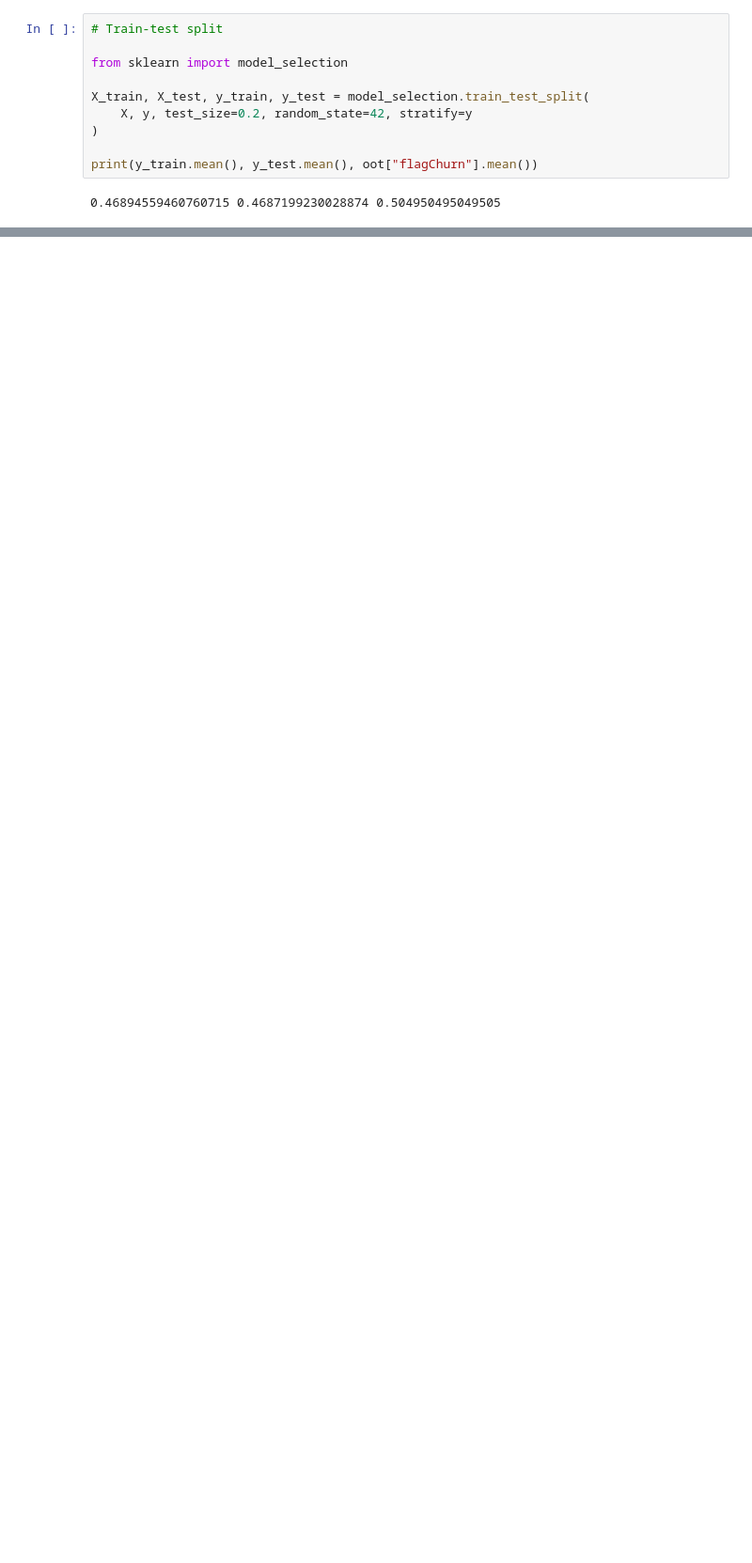
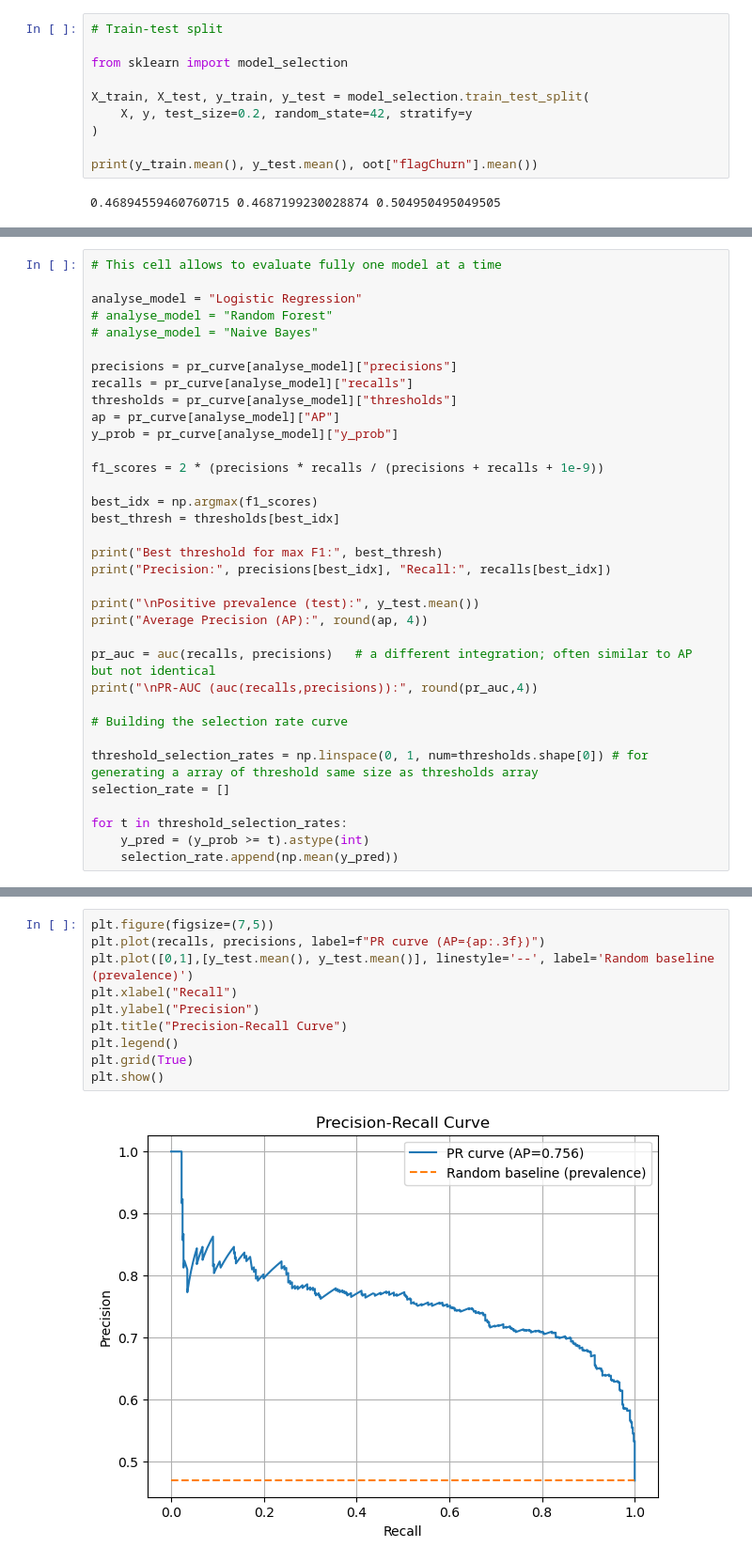
Before and after one commit to italomateuslr/Studying-Data-Science, a Jupyter notebook: pipeline_churn.ipynb, the cells around one changed output, grey strips where cells are left out. Shown at 94% size. Drawn from its saved outputs; the diff is of its cells as text; blank space fills up the shorter version.

Commit message:
build: making the evaluations of models better

```diff
--- a/pipeline_churn.ipynb
+++ b/pipeline_churn.ipynb
@@ -119,0 +133,35 @@ ROC-AUC: 0.7987456477100259
+# %%
+# This cell allows to evaluate fully one model at a time
+
+analyse_model = "Logistic Regression"
+# analyse_model = "Random Forest"
+# analyse_model = "Naive Bayes"
+
+precisions = pr_curve[analyse_model]["precisions"]
+recalls = pr_curve[analyse_model]["recalls"]
+thresholds = pr_curve[analyse_model]["thresholds"]
+ap = pr_curve[analyse_model]["AP"]
+y_prob = pr_curve[analyse_model]["y_prob"]
+
+f1_scores = 2 * (precisions * recalls / (precisions + recalls + 1e-9))
+
+best_idx = np.argmax(f1_scores)
+best_thresh = thresholds[best_idx]
+
+print("Best threshold for max F1:", best_thresh)
+print("Precision:", precisions[best_idx], "Recall:", recalls[best_idx])
+
+print("\nPositive prevalence (test):", y_test.mean())
+print("Average Precision (AP):", round(ap, 4))
+
+pr_auc = auc(recalls, precisions)   # a different integration; often similar to AP but not identical
+print("\nPR-AUC (auc(recalls,precisions)):", round(pr_auc,4))
+
+# Building the selection rate curve
+
+threshold_selection_rates = np.linspace(0, 1, num=thresholds.shape[0]) # for generating a array of threshold same size as thresholds array
+selection_rate = []
+
+for t in threshold_selection_rates:
+    y_pred = (y_prob >= t).astype(int)
+    selection_rate.append(np.mean(y_pred))
@@ -119,0 +194,12 @@ ROC-AUC: 0.7987456477100259
+# %%
+plt.figure(figsize=(7,5))
+plt.plot(recalls, precisions, label=f"PR curve (AP={ap:.3f})")
+plt.plot([0,1],[y_test.mean(), y_test.mean()], linestyle='--', label='Random baseline (prevalence)')
+plt.xlabel("Recall")
+plt.ylabel("Precision")
+plt.title("Precision-Recall Curve")
+plt.legend()
+plt.grid(True)
+plt.show()
+# %% [output]
+[figure, added]
```
Also changed, not shown: parts of 4 cells of this notebook.
